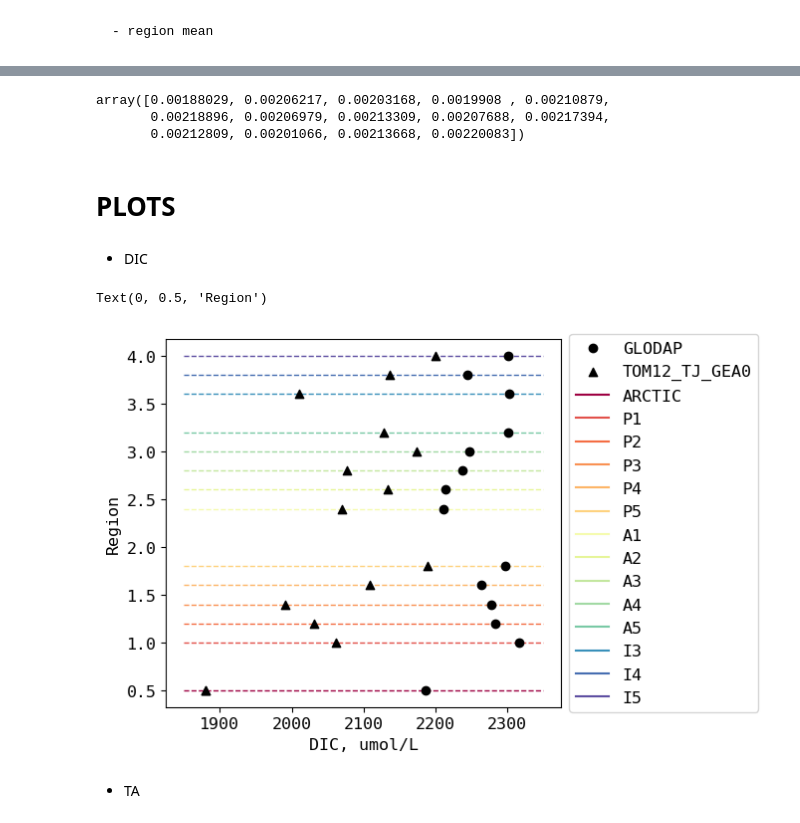
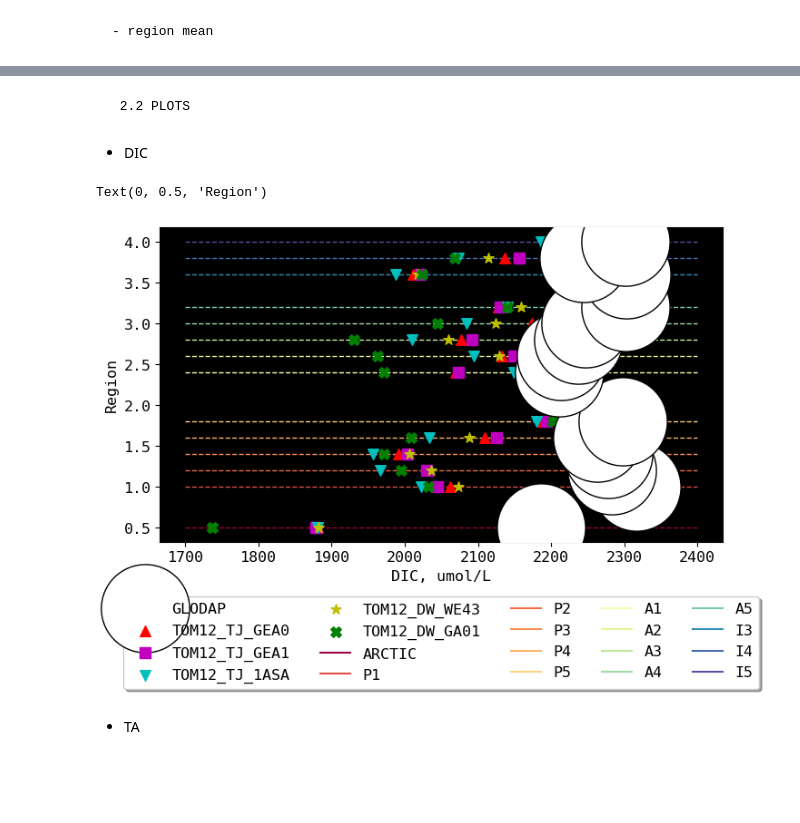
Before and after one commit to biu23/Carbonate_Chemistry_Models, a Jupyter notebook: test_script/obs_mld_region_compare.ipynb, the cells around one changed output, grey strips where cells are left out. Drawn from its saved outputs; the diff is of its cells as text; code cells hidden in the pictures; blank space fills up the shorter version.

Commit message:
' 5 models compare'

```diff
--- a/test_script/obs_mld_region_compare.ipynb
+++ b/test_script/obs_mld_region_compare.ipynb
@@ -164,16 +166,8 @@ def make_yearlist(yrst, yrend, dtype, tr, baseDir):
     return ylist
 
 baseDir = '/gpfs/data/greenocean/software/runs/'
-tr = 'TOM12_TJ_GEA0'
 yrst = 1990
 yrend = 2020
+depth = 0
 dtype = 'ptrc'
-tylist = make_yearlist(yrst, yrend, dtype, tr, baseDir)
-tdat_GEA0 = xr.open_mfdataset(tylist)
-# tdat_GEA0
+modlist = ['TOM12_TJ_GEA0', 'TOM12_TJ_GEA1','TOM12_TJ_1ASA', 'TOM12_DW_WE43','TOM12_DW_GA01']
-# %%
-DIC0 = tdat_GEA0.DIC.isel(deptht=0)
-TA0 = tdat_GEA0.Alkalini.isel(deptht=0)
-
-DIC_t = DIC0.mean(dim = ['time_counter'])
-TA_t = TA0.mean(dim = ['time_counter'])
@@ -179,0 +195,3 @@ TA_t = TA0.mean(dim = ['time_counter'])
+# %%
+data_mapping = pd.DataFrame(data=data_mapping)
+data_mapping
@@ -194,54 +224,56 @@ for j in range(len(regs)):
-# %%
-DIC_total_mean
-# %% [output]
-array([0.00188029, 0.00206217, 0.00203168, 0.0019908 , 0.00210879,
-       0.00218896, 0.00206979, 0.00213309, 0.00207688, 0.00217394,
-       0.00212809, 0.00201066, 0.00213668, 0.00220083])
 # %% [markdown]
-# PLOTS
+     2.2 PLOTS
+# %%
+marker = ['^','s','v','*','X']
+color = ['r','m','c','y','g']
+s = 70
 # %% [markdown]
 - DIC
 # %%
-fig = plt.figure()
+fig = plt.figure(figsize=(8,5))
 ax = plt.subplot(111)
 
 
 #GLODAP
-plt.scatter(tdat_fil_mean['DIC'],tdat_fil_mean['REG'] ,marker = 'o', label = 'GLODAP',color='k', zorder=5)
+plt.plot(tdat_fil_mean['DIC'],tdat_fil_mean['REG'] ,marker = 'o', linestyle = '',markersize = s,
+            markeredgecolor = 'k', markeredgewidth = 1,label = 'GLODAP',color='w', zorder=5)
 
-#MODEL: TOM12_TJ_GEA0
-for i in range(0,len(regs)):
-    plt.scatter(DIC_total_mean[i] * 1e6, regdict[regs[i]]['number'],
-                marker = '^', color='k', zorder=4)
+for m, modam in enumerate(modlist):
+    for i in range(0,len(regs)):
+        plt.scatter(data_mapping[modam]['DIC_total_mean'][i] * 1e6, regdict[regs[i]]['number'],
+                    marker = marker[m], color=color[m],s=s, zorder=4)
 
-plt.scatter(DIC_total_mean[0] * 1e6, regdict[regs[0]]['number'],
-                marker = '^', label = 'TOM12_TJ_GEA0', color='k', zorder=4) # for lable
+    plt.scatter(data_mapping[modam]['DIC_total_mean'][0] * 1e6, regdict[regs[0]]['number'],
+            marker = marker[m], label = modam, color=color[m],s=s, zorder=4) # for lable
 
 #background region line
-xmin = 1850
-xmax = 2350
-
+xmin = 1700
+xmax = 2400
 for i in range(0,len(regs)):
     rgba = cmap(norm(regdict[regs[i]]['number']))
     plt.hlines(y=regdict[regs[i]]['number'],
                xmin=xmin,
                xmax=xmax,
-                colors = rgba, linestyles='--', lw=1, zorder=-5)
+                colors = rgba, linestyles='--', lw=1, zorder=-4)
     plt.plot(xmin,regdict[regs[i]]['number'],
-             color = rgba, label = regs[i],zorder=-4)        # for legend
+             color = rgba, label = regs[i],zorder=-3)        # for legend
     regdict[regs[i]]['colour'] = rgba
 
 # legend position
 box = ax.get_position()
-ax.set_position([box.x0, box.y0, box.width * 0.8, box.height]) # Shrink current axis by 20%
-ax.legend(loc='center left', bbox_to_anchor=(1, 0.5)) # Put a legend to the right of the current axis
+ax.set_position([box.x0, box.y0 + box.height * 0.1,
+                 box.width, box.height * 0.9])
+ax.legend(loc='upper center', bbox_to_anchor=(0.5, -0.15),
+          fancybox=True, shadow=True, ncol=5) # Put a legend below current axis
+
+ax.set_facecolor("black")
 
 # plt.title(f'{yrst}-{yrend} Surface TA vs. DIC, TOM12_TJ_GEA0')
 plt.xlabel('DIC, umol/L')
 plt.ylabel('Region')
 # %% [output]
 Text(0, 0.5, 'Region')
-[figure, old version]
+[figure, new version]
 # %% [markdown]
 - TA
 # %%
```
Also changed, not shown: parts of 7 cells of this notebook.
